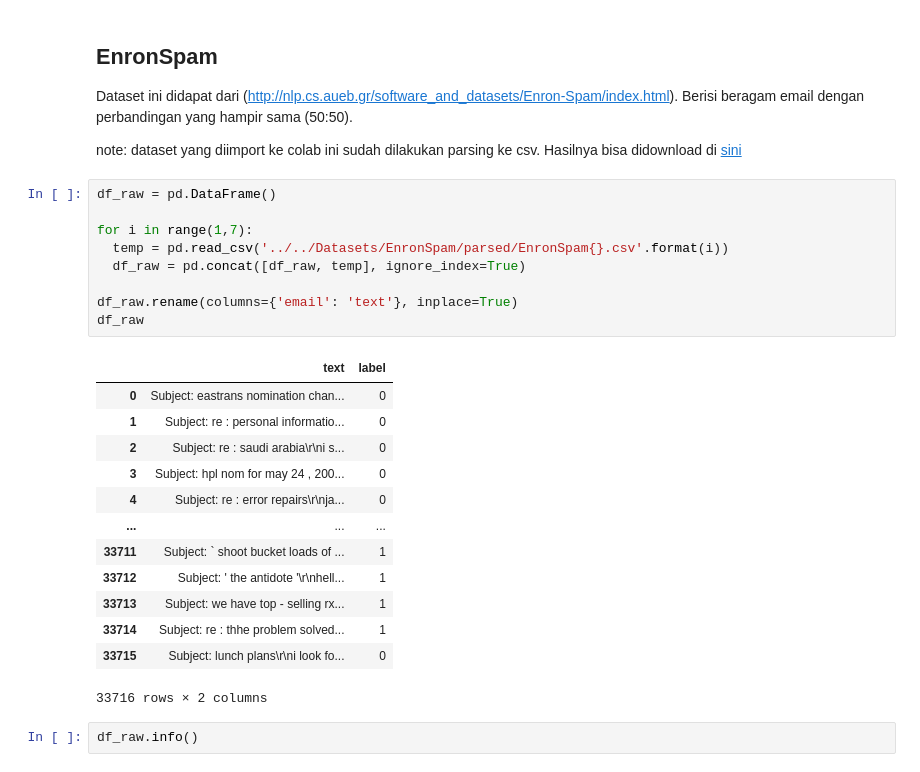
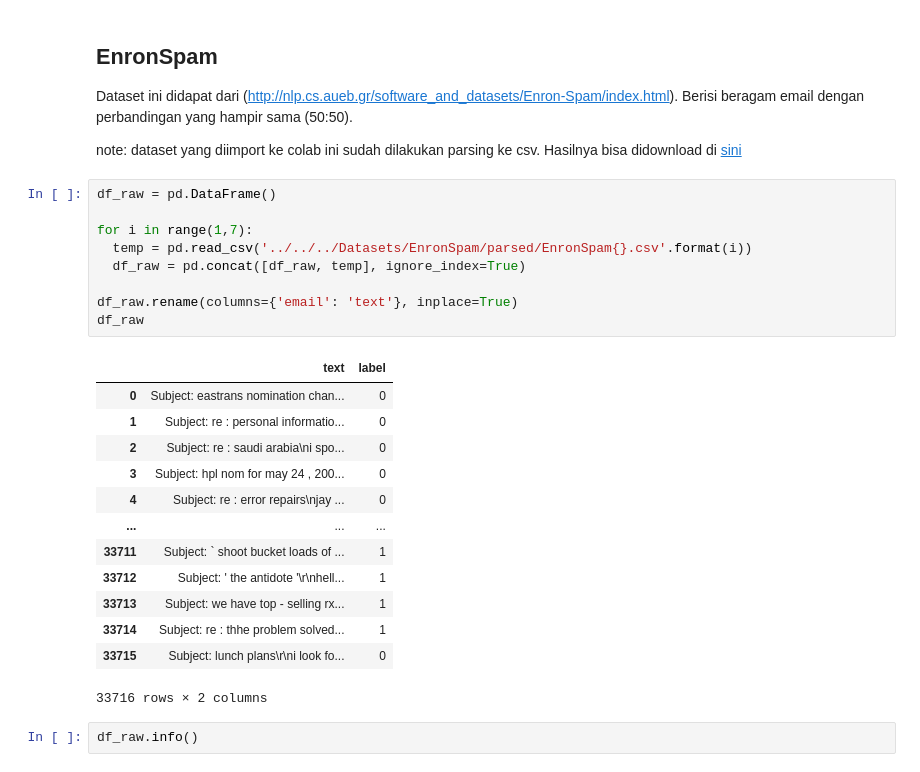
Before and after one commit to abdurrahmanff/Spam-Filtering-Ensemble-Learning, a Jupyter notebook: Code/spam_filtering/ipynb/SpamFilter_EnsembleClassification.ipynb, the cells around one changed output. Cells and saved outputs as stored; diff of their text form.

```diff
--- a/Code/spam_filtering/ipynb/SpamFilter_EnsembleClassification.ipynb
+++ b/Code/spam_filtering/ipynb/SpamFilter_EnsembleClassification.ipynb
@@ -85,19 +85,19 @@ note: dataset yang diimport ke colab ini sudah dilakukan parsing ke csv. Hasilny
 # %%
 df_raw = pd.DataFrame()
 
 for i in range(1,7):
-  temp = pd.read_csv('../../Datasets/EnronSpam/parsed/EnronSpam{}.csv'.format(i))
+  temp = pd.read_csv('../../../Datasets/EnronSpam/parsed/EnronSpam{}.csv'.format(i))
   df_raw = pd.concat([df_raw, temp], ignore_index=True)
 
 df_raw.rename(columns={'email': 'text'}, inplace=True)
 df_raw
 # %% [output]
 |  | text | label |
 | 0 | Subject: eastrans nomination chan... | 0 |
 | 1 | Subject: re : personal informatio... | 0 |
-| 2 | Subject: re : saudi arabia\r\ni s... | 0 |
+| 2 | Subject: re : saudi arabia\ni spo... | 0 |
 | 3 | Subject: hpl nom for may 24 , 200... | 0 |
-| 4 | Subject: re : error repairs\r\nja... | 0 |
+| 4 | Subject: re : error repairs\njay ... | 0 |
 | ... | ... | ... |
 | 33711 | Subject: ` shoot bucket loads of ... | 1 |
 | 33712 | Subject: ' the antidote '\r\nhell... | 1 |
```
Also changed, not shown: parts of 5 cells of this notebook, 8 other files.
